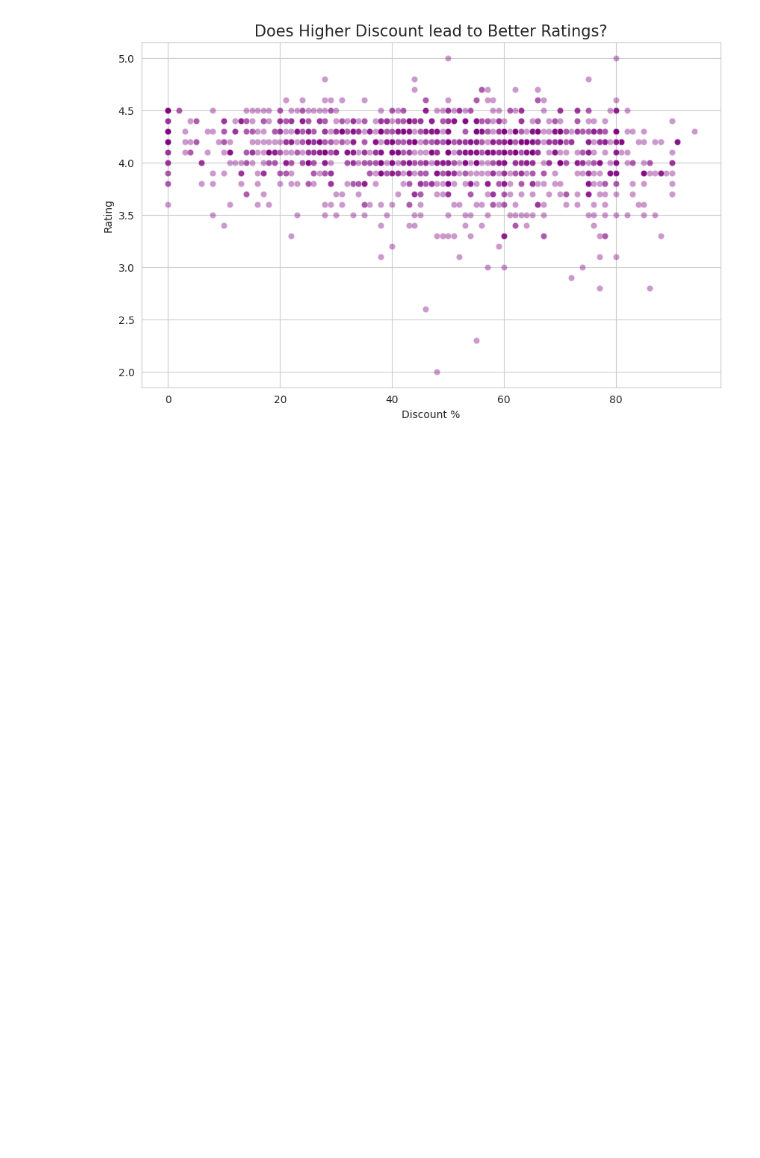
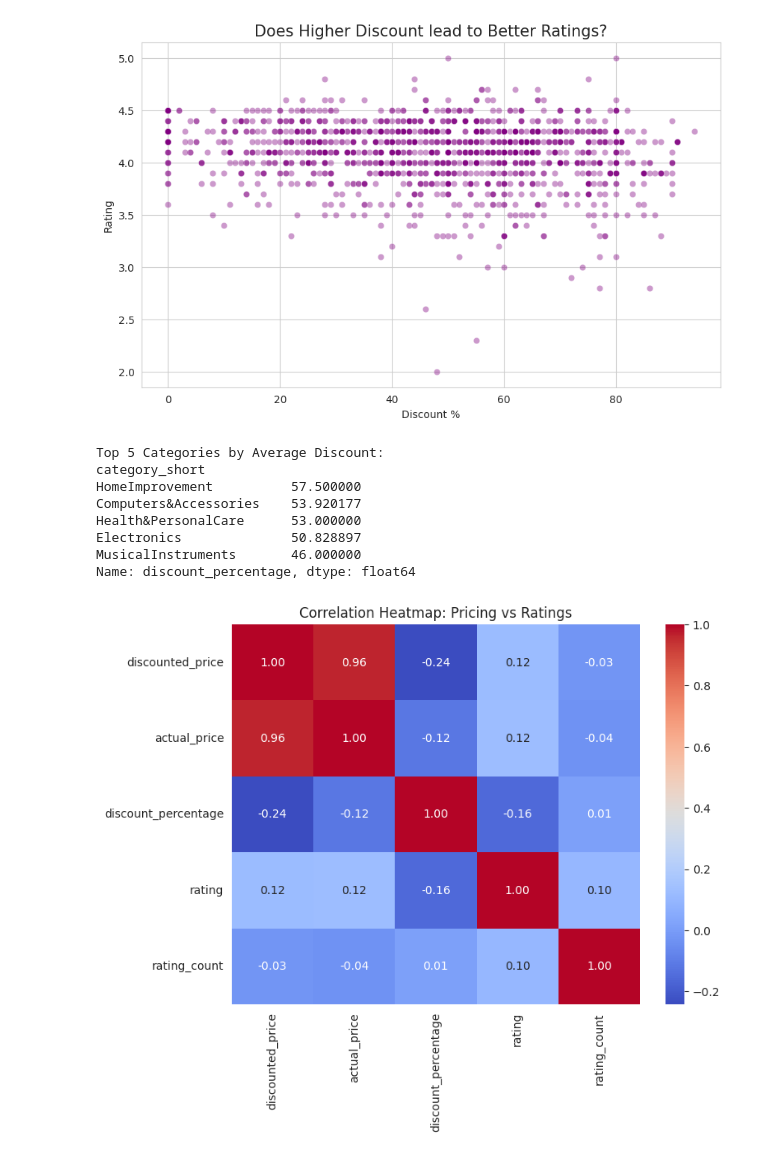
Before and after one commit to Wasfan-Wazeem/Wasfan-Wazeem-amazon-sales-analytics, a Jupyter notebook: Analysis_Report.ipynb, the cells around one changed output. Drawn from its saved outputs; the diff is of its cells as text; code cells hidden in the pictures; blank space fills up the shorter version.

Commit message:
Completed statistical analysis and category grouping

```diff
--- a/Analysis_Report.ipynb
+++ b/Analysis_Report.ipynb
@@ -69,3 +69,29 @@ plt.show() # <--- SAVE THIS IMAGE FOR REPORT
 # %% [output]
 [figure]
 [figure]
+# %%
+# 1. Top 5 Categories by Discount
+df['category_short'] = df['category'].astype(str).apply(lambda x: x.split('|')[0])
+top_categories = df.groupby('category_short')['discount_percentage'].mean().sort_values(ascending=False).head(5)
+
+print("Top 5 Categories by Average Discount:")
+print(top_categories)
+
+# 2. Correlation Matrix
+numeric_df = df[['discounted_price', 'actual_price', 'discount_percentage', 'rating', 'rating_count']]
+correlation = numeric_df.corr()
+
+plt.figure(figsize=(8, 6))
+sns.heatmap(correlation, annot=True, cmap='coolwarm', fmt=".2f")
+plt.title('Correlation Heatmap: Pricing vs Ratings')
+plt.show() # <--- SAVE THIS IMAGE
+# %% [output]
+Top 5 Categories by Average Discount:
+category_short
+HomeImprovement          57.500000
+Computers&Accessories    53.920177
+Health&PersonalCare      53.000000
+Electronics              50.828897
+MusicalInstruments       46.000000
+Name: discount_percentage, dtype: float64
+[figure, added]
```
